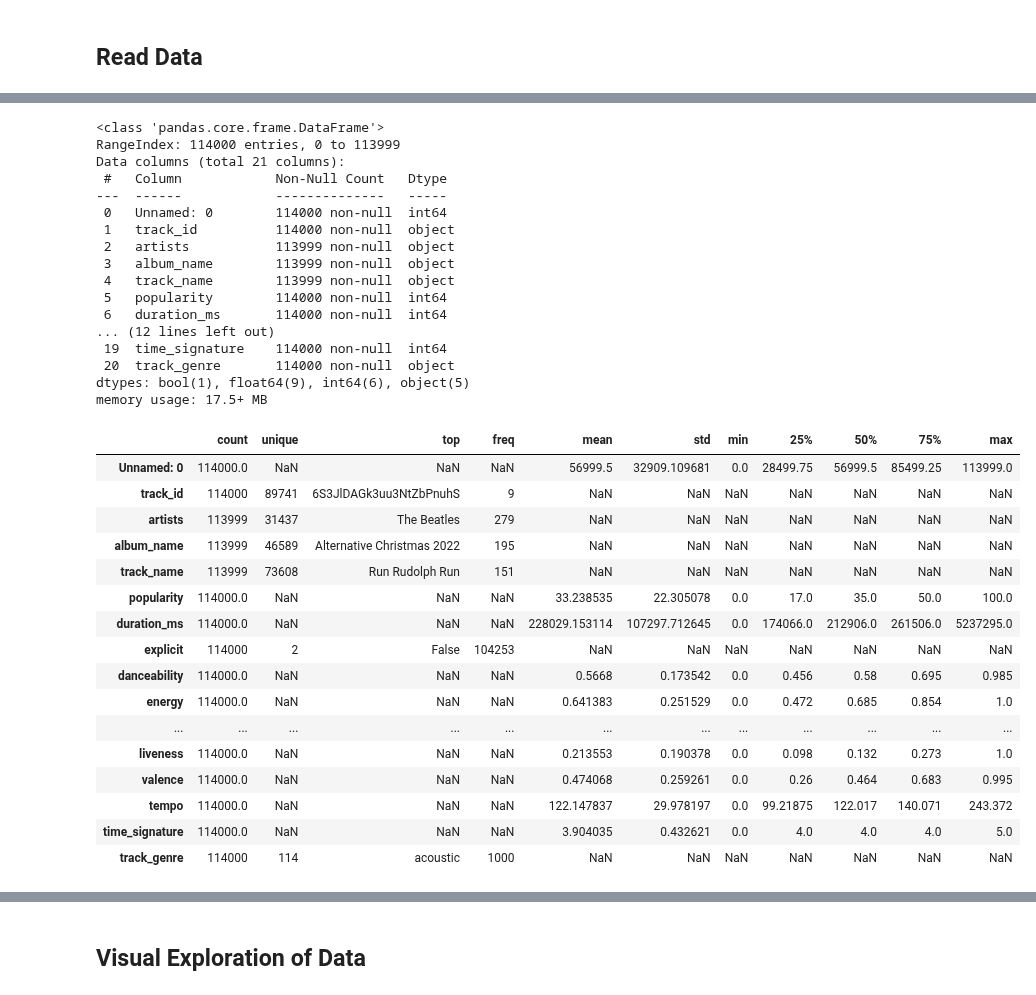
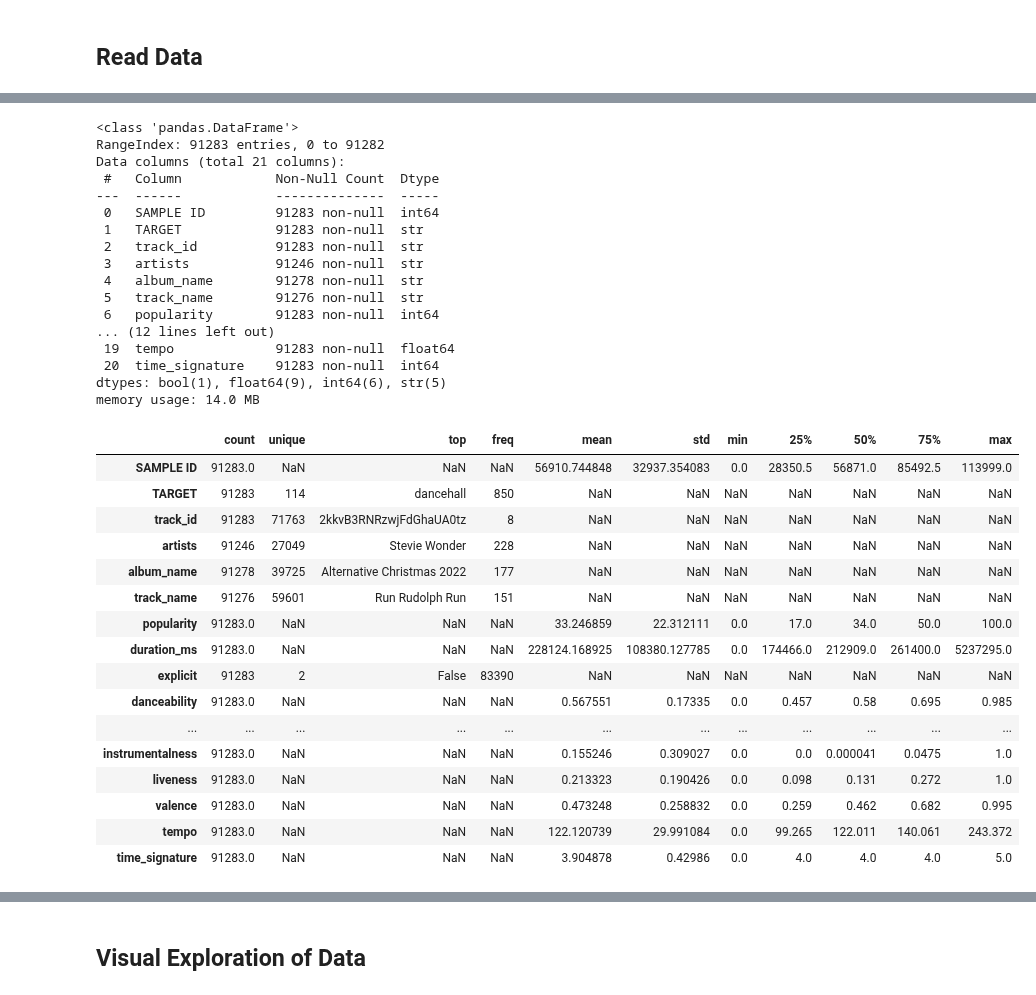
Before and after one commit to alexander-martrain/Song-Data-Mining, a Jupyter notebook: notebooks/project_cluster_cmps451.ipynb, the cells around one changed output, grey strips where cells are left out. Saved outputs shown, nothing was run; the diff lists cells and outputs as text; code cells hidden in the pictures.

```diff
--- a/notebooks/project_cluster_cmps451.ipynb
+++ b/notebooks/project_cluster_cmps451.ipynb
@@ -34,0 +21,7 @@ spotify_df.head()
+# %%
+data_path = "Data.xlsx"
+
+training_df = pd.read_excel(data_path, sheet_name="Training")
+testing_df = pd.read_excel(data_path, sheet_name="Testing")
+
+training_df.head()
@@ -44,40 +47,39 @@ Column names:
 # %%
-spotify_df.info()
-
-spotify_df.describe(include="all").T
+training_df.info()
+training_df.describe(include="all").T
 # %% [output]
-<class 'pandas.core.frame.DataFrame'>
-RangeIndex: 114000 entries, 0 to 113999
+<class 'pandas.DataFrame'>
+RangeIndex: 91283 entries, 0 to 91282
 Data columns (total 21 columns):
- #   Column            Non-Null Count   Dtype
----  ------            --------------   -----
- 0   Unnamed: 0        114000 non-null  int64
- 1   track_id          114000 non-null  object
- 2   artists           113999 non-null  object
- 3   album_name        113999 non-null  object
- 4   track_name        113999 non-null  object
- 5   popularity        114000 non-null  int64
- 6   duration_ms       114000 non-null  int64
+ #   Column            Non-Null Count  Dtype
+---  ------            --------------  -----
+ 0   SAMPLE ID         91283 non-null  int64
+ 1   TARGET            91283 non-null  str
+ 2   track_id          91283 non-null  str
+ 3   artists           91246 non-null  str
+ 4   album_name        91278 non-null  str
+ 5   track_name        91276 non-null  str
+ 6   popularity        91283 non-null  int64
 ... (12 lines left out)
- 19  time_signature    114000 non-null  int64
- 20  track_genre       114000 non-null  object
-dtypes: bool(1), float64(9), int64(6), object(5)
-memory usage: 17.5+ MB
+ 19  tempo             91283 non-null  float64
+ 20  time_signature    91283 non-null  int64
+dtypes: bool(1), float64(9), int64(6), str(5)
+memory usage: 14.0 MB
 |  | count | unique | top | freq | mean | std | min | 25% | 50% | 75% | max |
-| Unnamed: 0 | 114000.0 | NaN | NaN | NaN | 56999.5 | 32909.109681 | 0.0 | 28499.75 | 56999.5 | 85499.25 | 113999.0 |
-| track_id | 114000 | 89741 | 6S3JlDAGk3uu3NtZbPnuhS | 9 | NaN | NaN | NaN | NaN | NaN | NaN | NaN |
-| artists | 113999 | 31437 | The Beatles | 279 | NaN | NaN | NaN | NaN | NaN | NaN | NaN |
-| album_name | 113999 | 46589 | Alternative Christmas 2022 | 195 | NaN | NaN | NaN | NaN | NaN | NaN | NaN |
-| track_name | 113999 | 73608 | Run Rudolph Run | 151 | NaN | NaN | NaN | NaN | NaN | NaN | NaN |
-| popularity | 114000.0 | NaN | NaN | NaN | 33.238535 | 22.305078 | 0.0 | 17.0 | 35.0 | 50.0 | 100.0 |
-| duration_ms | 114000.0 | NaN | NaN | NaN | 228029.153114 | 107297.712645 | 0.0 | 174066.0 | 212906.0 | 261506.0 | 5237295.0 |
-| explicit | 114000 | 2 | False | 104253 | NaN | NaN | NaN | NaN | NaN | NaN | NaN |
-| danceability | 114000.0 | NaN | NaN | NaN | 0.5668 | 0.173542 | 0.0 | 0.456 | 0.58 | 0.695 | 0.985 |
-| energy | 114000.0 | NaN | NaN | NaN | 0.641383 | 0.251529 | 0.0 | 0.472 | 0.685 | 0.854 | 1.0 |
+| SAMPLE ID | 91283.0 | NaN | NaN | NaN | 56910.744848 | 32937.354083 | 0.0 | 28350.5 | 56871.0 | 85492.5 | 113999.0 |
+| TARGET | 91283 | 114 | dancehall | 850 | NaN | NaN | NaN | NaN | NaN | NaN | NaN |
+| track_id | 91283 | 71763 | 2kkvB3RNRzwjFdGhaUA0tz | 8 | NaN | NaN | NaN | NaN | NaN | NaN | NaN |
+| artists | 91246 | 27049 | Stevie Wonder | 228 | NaN | NaN | NaN | NaN | NaN | NaN | NaN |
+| album_name | 91278 | 39725 | Alternative Christmas 2022 | 177 | NaN | NaN | NaN | NaN | NaN | NaN | NaN |
+| track_name | 91276 | 59601 | Run Rudolph Run | 151 | NaN | NaN | NaN | NaN | NaN | NaN | NaN |
+| popularity | 91283.0 | NaN | NaN | NaN | 33.246859 | 22.312111 | 0.0 | 17.0 | 34.0 | 50.0 | 100.0 |
+| duration_ms | 91283.0 | NaN | NaN | NaN | 228124.168925 | 108380.127785 | 0.0 | 174466.0 | 212909.0 | 261400.0 | 5237295.0 |
+| explicit | 91283 | 2 | False | 83390 | NaN | NaN | NaN | NaN | NaN | NaN | NaN |
+| danceability | 91283.0 | NaN | NaN | NaN | 0.567551 | 0.17335 | 0.0 | 0.457 | 0.58 | 0.695 | 0.985 |
 | ... | ... | ... | ... | ... | ... | ... | ... | ... | ... | ... | ... |
-| liveness | 114000.0 | NaN | NaN | NaN | 0.213553 | 0.190378 | 0.0 | 0.098 | 0.132 | 0.273 | 1.0 |
-| valence | 114000.0 | NaN | NaN | NaN | 0.474068 | 0.259261 | 0.0 | 0.26 | 0.464 | 0.683 | 0.995 |
-| tempo | 114000.0 | NaN | NaN | NaN | 122.147837 | 29.978197 | 0.0 | 99.21875 | 122.017 | 140.071 | 243.372 |
-| time_signature | 114000.0 | NaN | NaN | NaN | 3.904035 | 0.432621 | 0.0 | 4.0 | 4.0 | 4.0 | 5.0 |
-| track_genre | 114000 | 114 | acoustic | 1000 | NaN | NaN | NaN | NaN | NaN | NaN | NaN |
+| instrumentalness | 91283.0 | NaN | NaN | NaN | 0.155246 | 0.309027 | 0.0 | 0.0 | 0.000041 | 0.0475 | 1.0 |
+| liveness | 91283.0 | NaN | NaN | NaN | 0.213323 | 0.190426 | 0.0 | 0.098 | 0.131 | 0.272 | 1.0 |
+| valence | 91283.0 | NaN | NaN | NaN | 0.473248 | 0.258832 | 0.0 | 0.259 | 0.462 | 0.682 | 0.995 |
+| tempo | 91283.0 | NaN | NaN | NaN | 122.120739 | 29.991084 | 0.0 | 99.265 | 122.011 | 140.061 | 243.372 |
+| time_signature | 91283.0 | NaN | NaN | NaN | 3.904878 | 0.42986 | 0.0 | 4.0 | 4.0 | 4.0 | 5.0 |
 # %%
```
Also changed, not shown: parts of 9 cells of this notebook.
